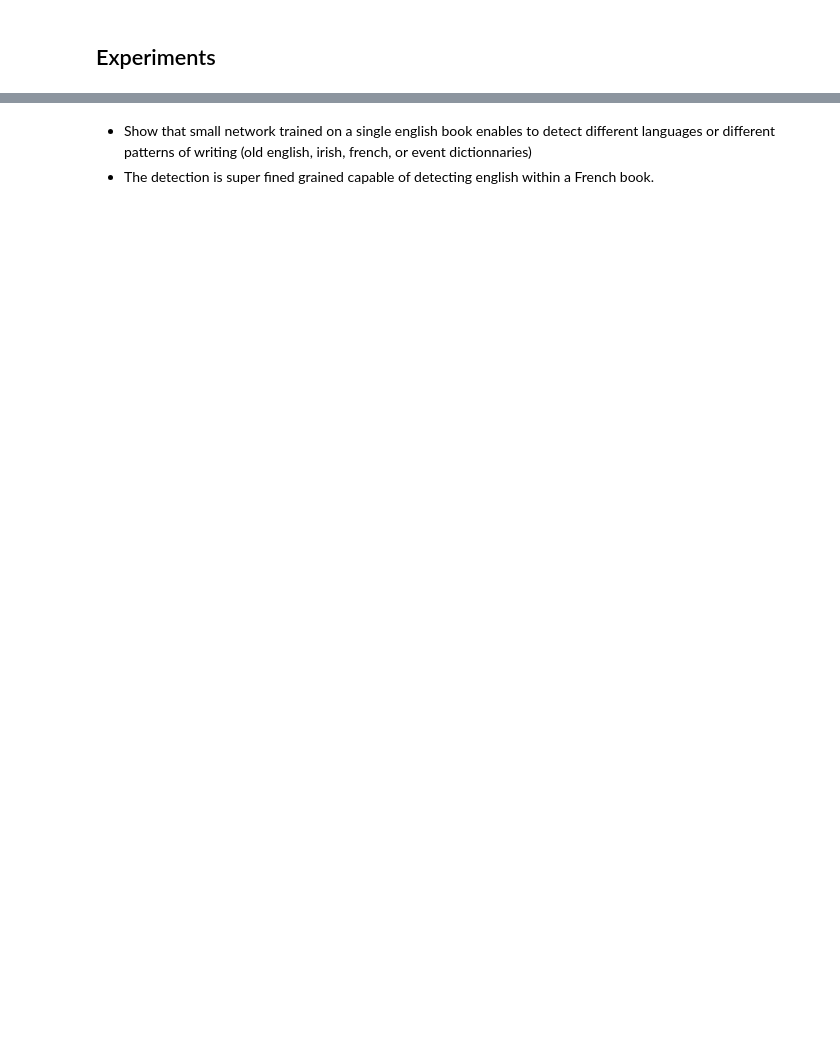
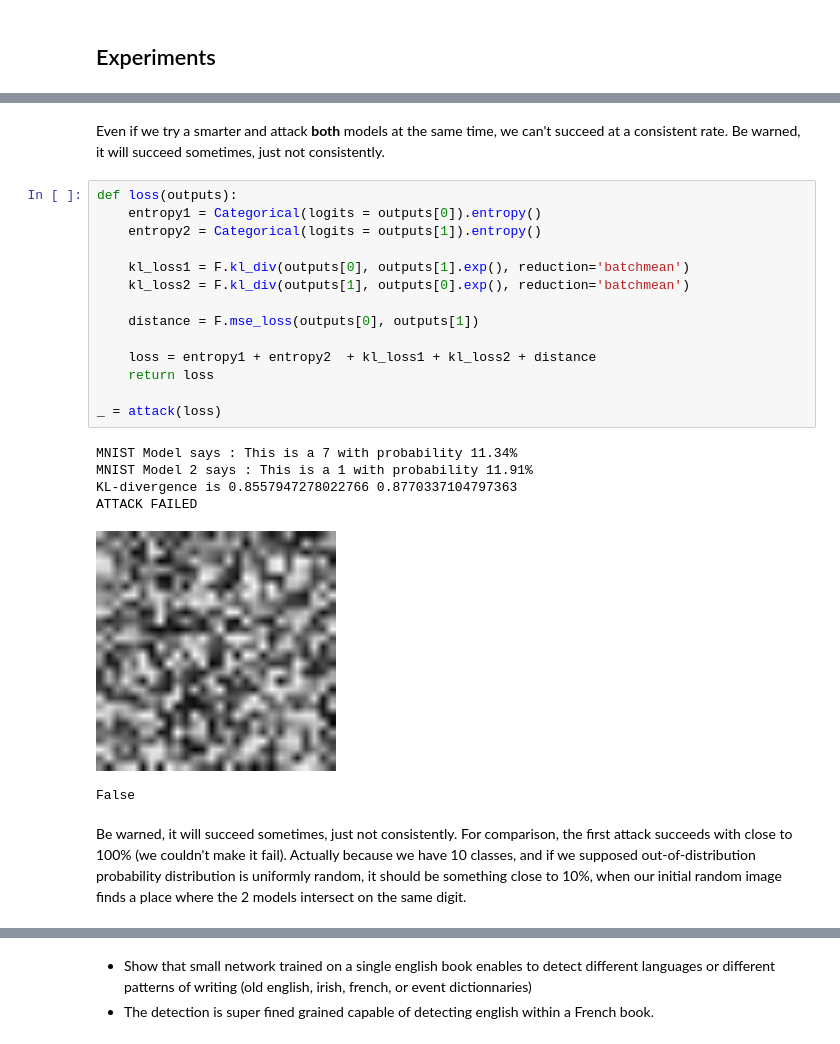
Before and after one commit to Narsil/narsil.github.io, a Jupyter notebook: _notebooks/2020-02-26-self-kl-models.ipynb, the cells around one changed output, grey strips where cells are left out. Saved outputs shown, nothing was run; the diff lists cells and outputs as text; blank space fills up the shorter version.

```diff
--- a/_notebooks/2020-02-26-self-kl-models.ipynb
+++ b/_notebooks/2020-02-26-self-kl-models.ipynb
@@ -223,0 +452,25 @@ linked to the training data leading to good properties in terms of out of distri
+# %% [markdown]
+Even if we try a smarter and attack __both__ models at the same time, we can't succeed at a consistent rate. Be warned, it will succeed sometimes, just not consistently.
+# %%
+def loss(outputs):
+    entropy1 = Categorical(logits = outputs[0]).entropy()
+    entropy2 = Categorical(logits = outputs[1]).entropy()
+
+    kl_loss1 = F.kl_div(outputs[0], outputs[1].exp(), reduction='batchmean')
+    kl_loss2 = F.kl_div(outputs[1], outputs[0].exp(), reduction='batchmean')
+
+    distance = F.mse_loss(outputs[0], outputs[1])
+
+    loss = entropy1 + entropy2  + kl_loss1 + kl_loss2 + distance
+    return loss
+
+_ = attack(loss)
+# %% [output]
+MNIST Model says : This is a 7 with probability 11.34%
+MNIST Model 2 says : This is a 1 with probability 11.91%
+KL-divergence is 0.8557947278022766 0.8770337104797363
+ATTACK FAILED
+[figure, added]
+False
+# %% [markdown]
+Be warned, it will succeed sometimes, just not consistently. For comparison, the first attack succeeds with close to 100% (we couldn't make it fail). Actually because we have 10 classes, and if we supposed out-of-distribution probability distribution is uniformly random, it should be something close to 10%, when our initial random image finds a place where the 2 models intersect on the same digit.
```
Also changed, not shown: parts of 35 cells of this notebook, 6 other files.
